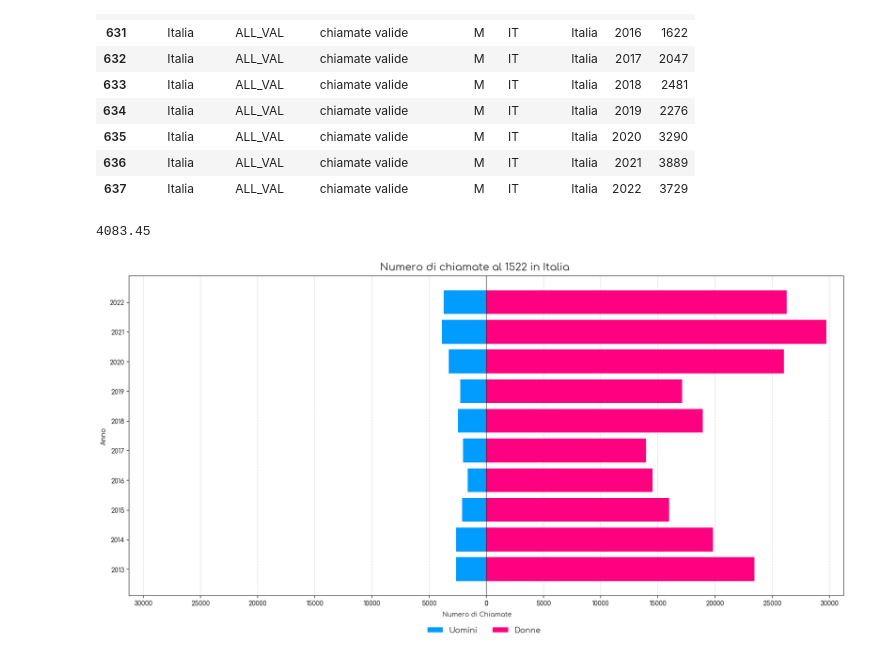
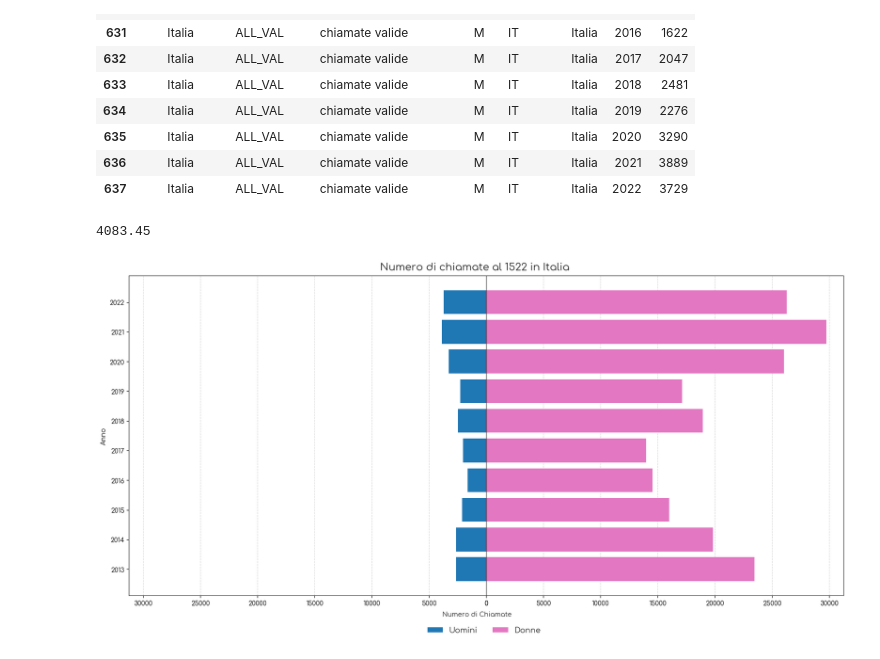
Before and after one commit to initrm/sci-vis, a Jupyter notebook: source/Distribuzione utenti del 1522.ipynb, the cells around one changed output. Cells and saved outputs as stored; diff of their text form; code cells hidden in the pictures.

Commit message:
Cambiati colori grafico

```diff
--- a/source/Distribuzione utenti del 1522.ipynb
+++ b/source/Distribuzione utenti del 1522.ipynb
@@ -70,8 +70,11 @@ fig, (ax1, ax2) = plt.subplots(
         subplot_kw={'yticks': []}
     )
 
-ax1.barh(y=df_maschi["TIME"].astype(str), width=df_maschi["Value"], color='#467CBD', label="Uomini") #2b8cbe #045A8D #156291 #46BBBD
-ax2.barh(y=df_femmine["TIME"].astype(str), width=df_femmine["Value"], color='#EF4699', label="Donne") #dd1c77 #CB318F #BC4699
+females_palette = ["#F7DEE5", "#EEC1D2", "#D791B5", "#C4679B", "#AC4187", "#7D275C", "#481437"]
+males_palette = ["#CADBE2", "#9CBCCE", "#6694AB", "#357091", "#1E587F", "#193F57", "#0B1D27"]
+
+ax1.barh(y=df_maschi["TIME"].astype(str), width=df_maschi["Value"], color='C0', label="Uomini") #2b8cbe #045A8D #156291 #46BBBD
+ax2.barh(y=df_femmine["TIME"].astype(str), width=df_femmine["Value"], color='C6', label="Donne") #dd1c77 #CB318F #BC4699
 ax1.invert_xaxis()
 
 x_max = max(ax1.get_xlim()[0], ax2.get_xlim()[1])
@@ -79,31 +82,31 @@ print(ax1.get_xlim()[0])
 ax1.set_xlim((x_max, 0))
 ax2.set_xlim((0, x_max))
 
 ax1.spines['left'].set_visible(True)
 ax1.spines['top'].set_visible(True)
 ax2.spines['right'].set_visible(True)
 ax2.spines['top'].set_visible(True)
 
 ax1.set_yticks(np.arange(len(df_maschi)))
 ax1.set_ylabel("Anno")
 
 fig.subplots_adjust(wspace=0)
 ax1.xaxis.grid('on')
 ax2.grid('on')
 
 lines_labels = [ax.get_legend_handles_labels() for ax in fig.axes]
 lines, labels = [sum(lol, []) for lol in zip(*lines_labels)]
 fig.legend(lines, labels,
            ncol=2,
            loc='lower center',
            bbox_to_anchor=(0.51,0),
            shadow=False,
            frameon=False,
            fontsize=12)
 
 plt.suptitle("Numero di chiamate al 1522 in Italia", fontsize=16, y=0.9125)
 fig.text(0.465, 0.06, "Numero di Chiamate")
 plt.show()
 # %% [output]
 4083.45
-[figure, old version]
+[figure, new version]
```
